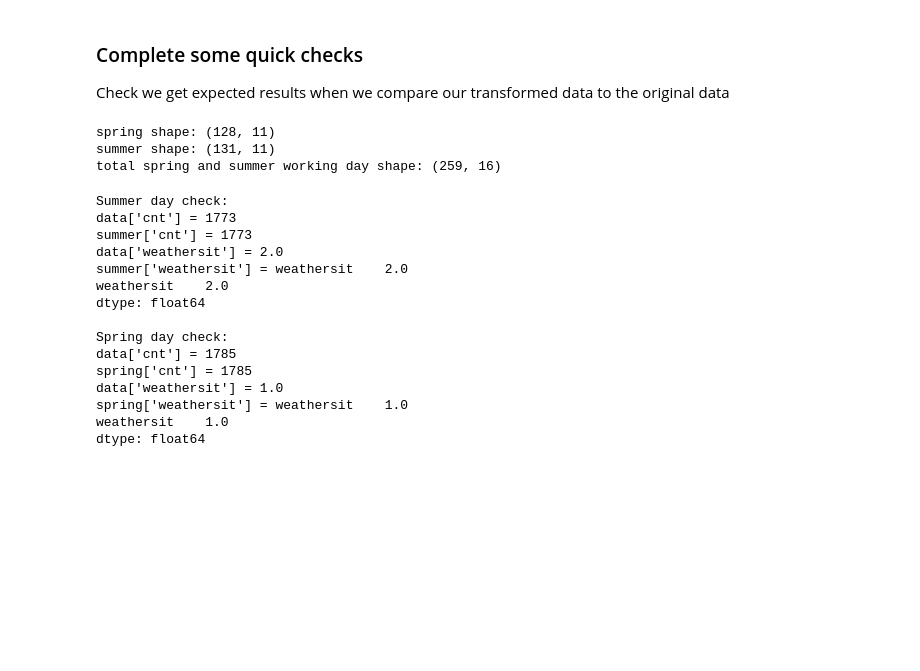
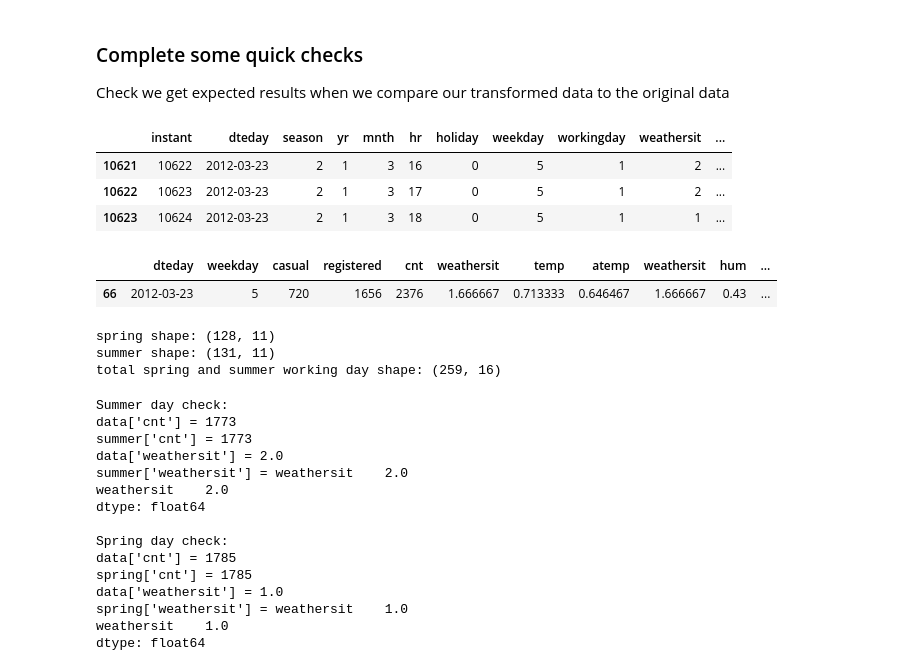
Before and after one commit to eirikbaekkelund/BikeSharing, a Jupyter notebook: develop_FC.ipynb, the cells around one changed output. Drawn from its saved outputs; the diff is of its cells as text; code cells hidden in the pictures; blank space fills up the shorter version.

```diff
--- a/develop_FC.ipynb
+++ b/develop_FC.ipynb
@@ -45,6 +67,21 @@ data_summer_eve_workday.reset_index(inplace=True)
 # %% [markdown]
 ### Complete some quick checks
 Check we get expected results when we compare our transformed data to the original data
+# %%
+data_hour[(data_hour['hr'].isin(evening_hrs))&
+          (data_hour['season']==2)&
+          (data_hour['workingday']==1)&
+          (data_hour['dteday']=='2012-03-23')]
+# %% [output]
+|  | instant | dteday | season | yr | mnth | hr | holiday | weekday | workingday | weathersit | ... |
+| 10621 | 10622 | 2012-03-23 | 2 | 1 | 3 | 16 | 0 | 5 | 1 | 2 | ... |
+| 10622 | 10623 | 2012-03-23 | 2 | 1 | 3 | 17 | 0 | 5 | 1 | 2 | ... |
+| 10623 | 10624 | 2012-03-23 | 2 | 1 | 3 | 18 | 0 | 5 | 1 | 1 | ... |
+# %%
+data_spring_eve_workday.loc[data_spring_eve_workday['cnt']==2376]
+# %% [output]
+|  | dteday | weekday | casual | registered | cnt | weathersit | temp | atemp | weathersit | hum | ... |
+| 66 | 2012-03-23 | 5 | 720 | 1656 | 2376 | 1.666667 | 0.713333 | 0.646467 | 1.666667 | 0.43 | ... |
 # %%
 # Quick sense check on the size of the new data sets
 # number of working days in data_day should be the same as number of rows in summer_eve + spring_eve
```
Also changed, not shown: parts of 9 cells of this notebook.
